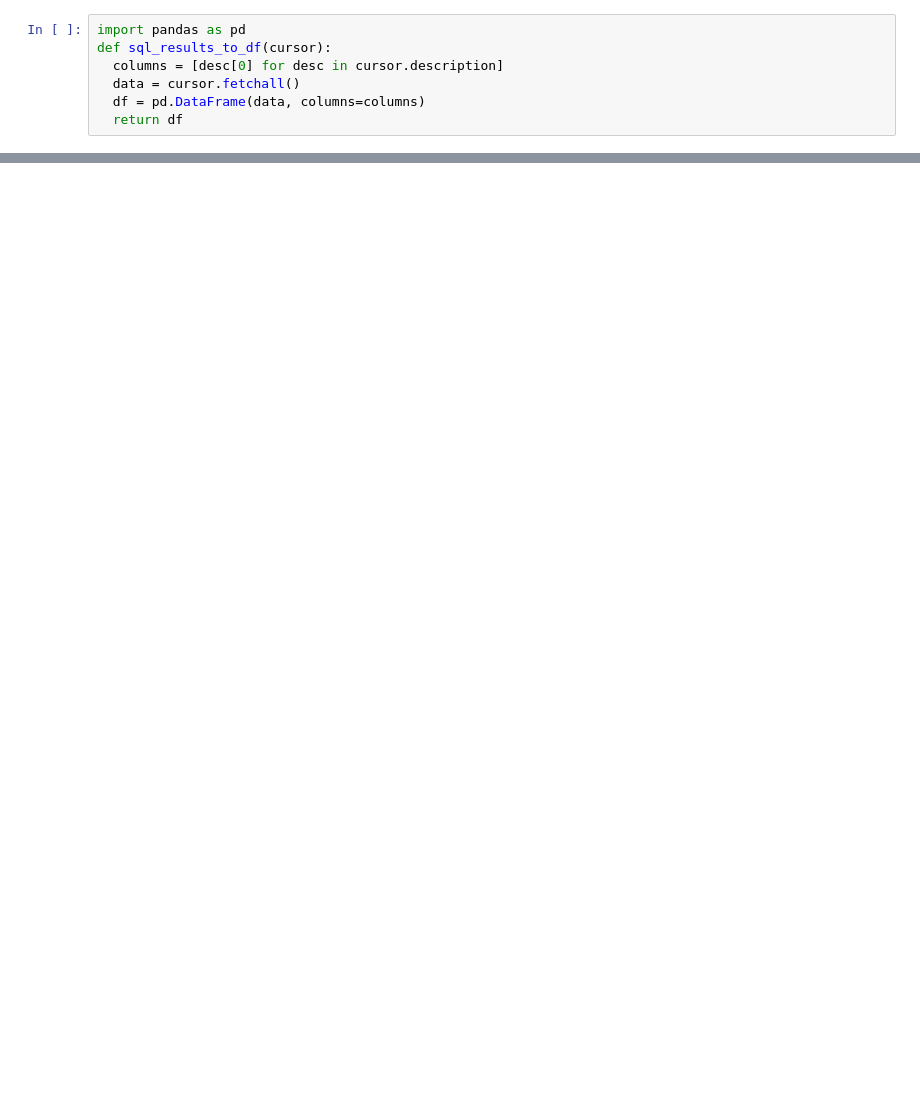
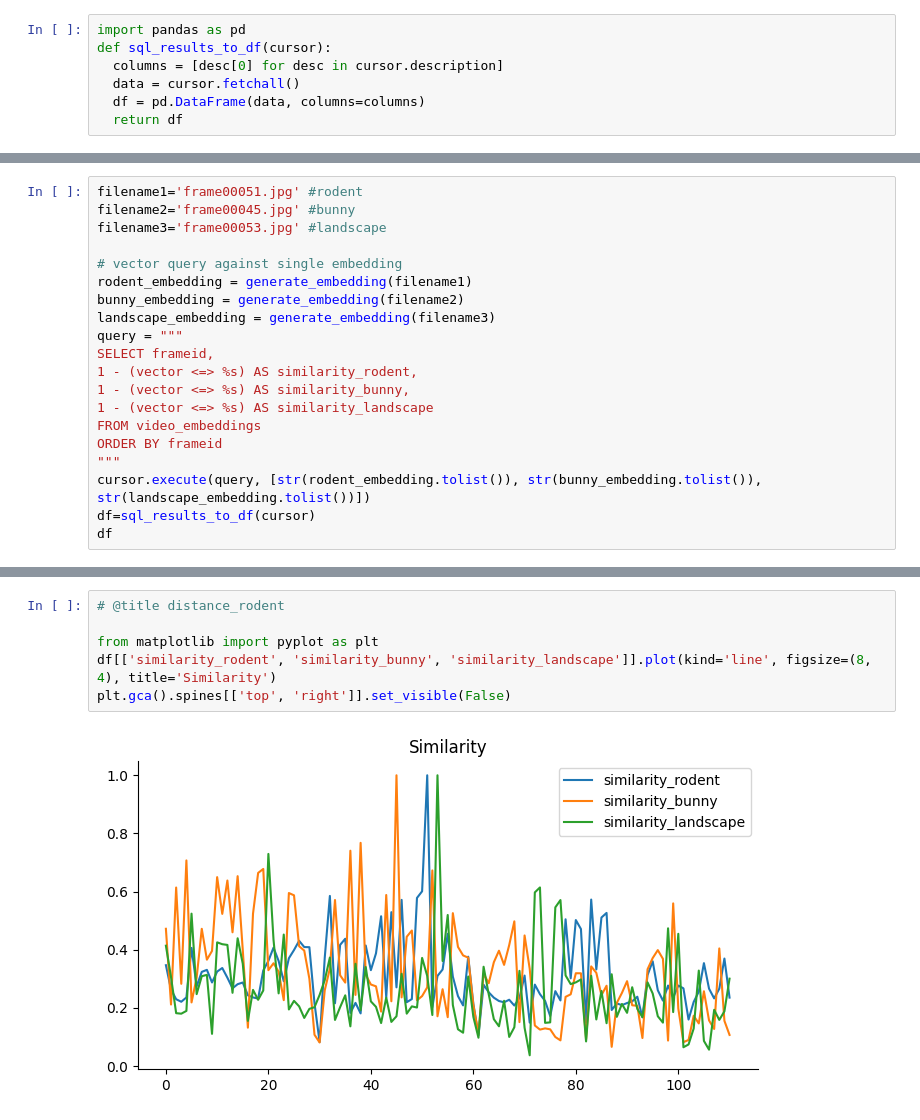
Before and after one commit to antonum/sandbox, a Jupyter notebook: video_to_embeddings.ipynb, the cells around one changed output, grey strips where cells are left out. Drawn from its saved outputs; the diff is of its cells as text; blank space fills up the shorter version.

```diff
--- a/video_to_embeddings.ipynb
+++ b/video_to_embeddings.ipynb
@@ -228,0 +276,20 @@ frame00042.jpg
+# %%
+filename1='frame00051.jpg' #rodent
+filename2='frame00045.jpg' #bunny
+filename3='frame00053.jpg' #landscape
+
+# vector query against single embedding
+rodent_embedding = generate_embedding(filename1)
+bunny_embedding = generate_embedding(filename2)
+landscape_embedding = generate_embedding(filename3)
+query = """
+SELECT frameid,
+1 - (vector <=> %s) AS similarity_rodent,
+1 - (vector <=> %s) AS similarity_bunny,
+1 - (vector <=> %s) AS similarity_landscape
+FROM video_embeddings
+ORDER BY frameid
+"""
+cursor.execute(query, [str(rodent_embedding.tolist()), str(bunny_embedding.tolist()), str(landscape_embedding.tolist())])
+df=sql_results_to_df(cursor)
+df
@@ -228,0 +310,8 @@ frame00042.jpg
+# %%
+# @title distance_rodent
+
+from matplotlib import pyplot as plt
+df[['similarity_rodent', 'similarity_bunny', 'similarity_landscape']].plot(kind='line', figsize=(8, 4), title='Similarity')
+plt.gca().spines[['top', 'right']].set_visible(False)
+# %% [output]
+[figure, added]
```
Also changed, not shown: parts of 12 cells of this notebook.
